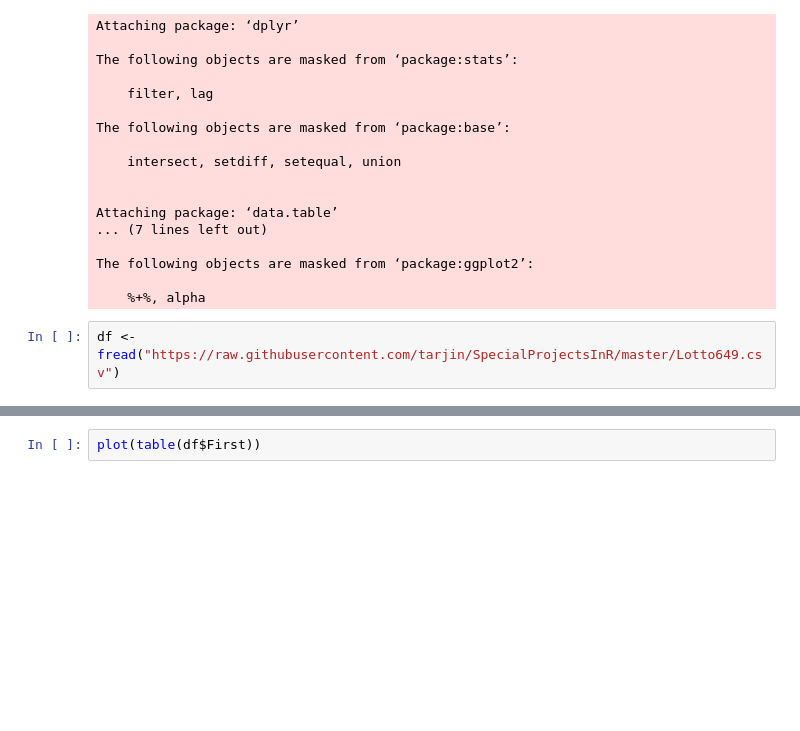
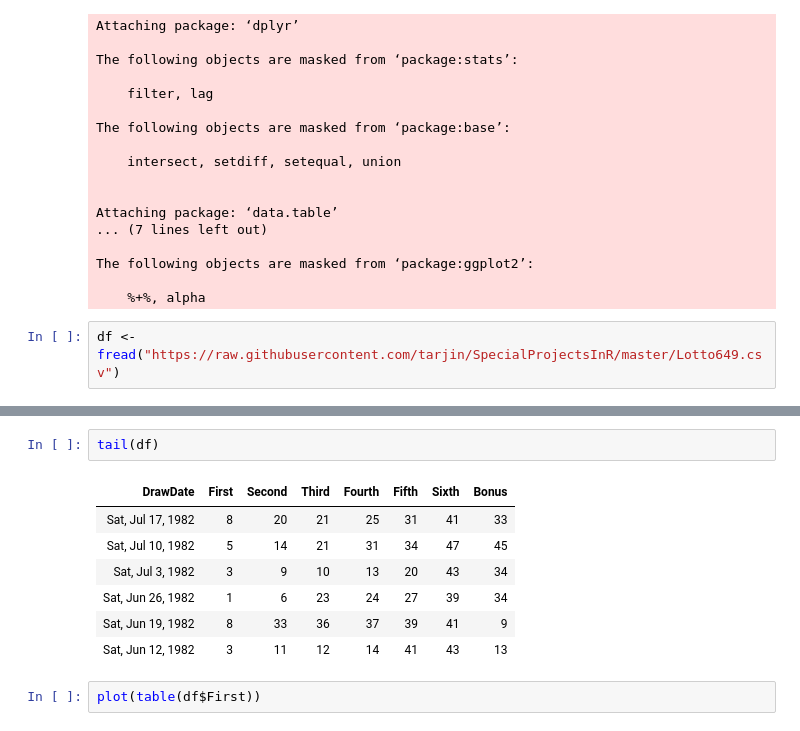
Before and after one commit to tarjin/SpecialProjectsInR, a Jupyter notebook: Lotto649Analysis.ipynb, the cells around one changed output, grey strips where cells are left out. Saved outputs shown, nothing was run; the diff lists cells and outputs as text; blank space fills up the shorter version.

```diff
--- a/Lotto649Analysis.ipynb
+++ b/Lotto649Analysis.ipynb
@@ -61,3 +60,13 @@ $ Bonus    <int> 34, 21, 10, 6, 9, 38, 9, 33, 32, 4, 48, 39, 5, 28, 49, 21,...
+# %%
+tail(df)
+# %% [output]
+| DrawDate | First | Second | Third | Fourth | Fifth | Sixth | Bonus |
+| Sat, Jul 17, 1982 | 8 | 20 | 21 | 25 | 31 | 41 | 33 |
+| Sat, Jul 10, 1982 | 5 | 14 | 21 | 31 | 34 | 47 | 45 |
+| Sat, Jul 3, 1982 | 3 | 9 | 10 | 13 | 20 | 43 | 34 |
+| Sat, Jun 26, 1982 | 1 | 6 | 23 | 24 | 27 | 39 | 34 |
+| Sat, Jun 19, 1982 | 8 | 33 | 36 | 37 | 39 | 41 | 9 |
+| Sat, Jun 12, 1982 | 3 | 11 | 12 | 14 | 41 | 43 | 13 |
 # %%
 plot(table(df$First))
 # %% [output]
```
Also changed, not shown: parts of 13 cells of this notebook.
